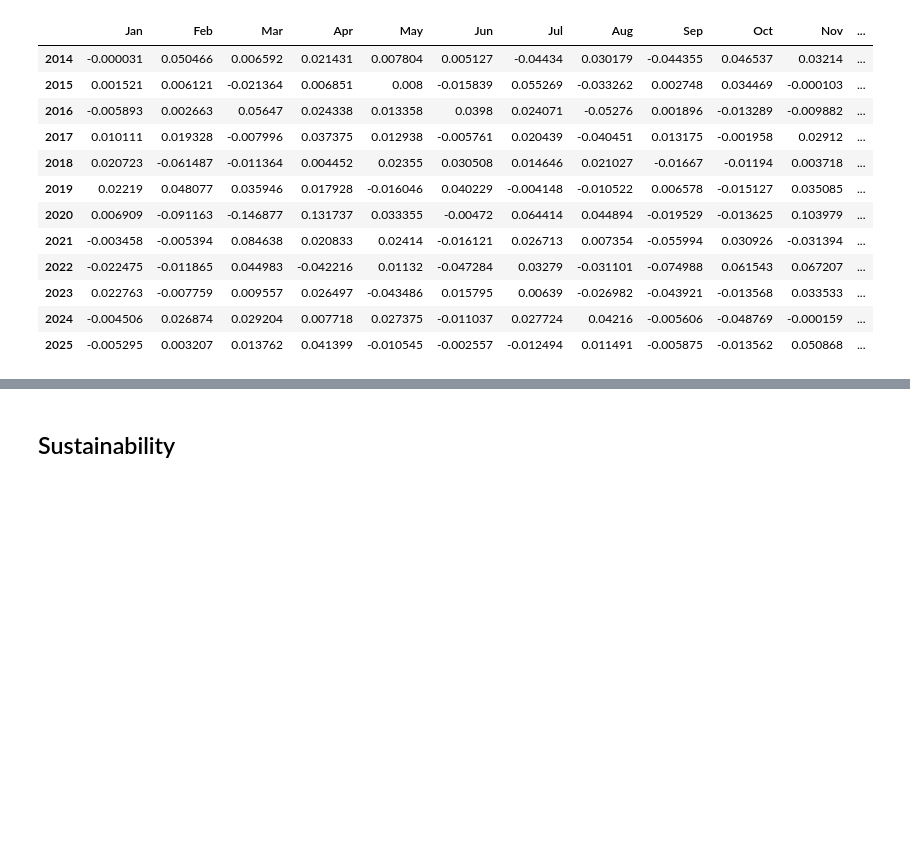
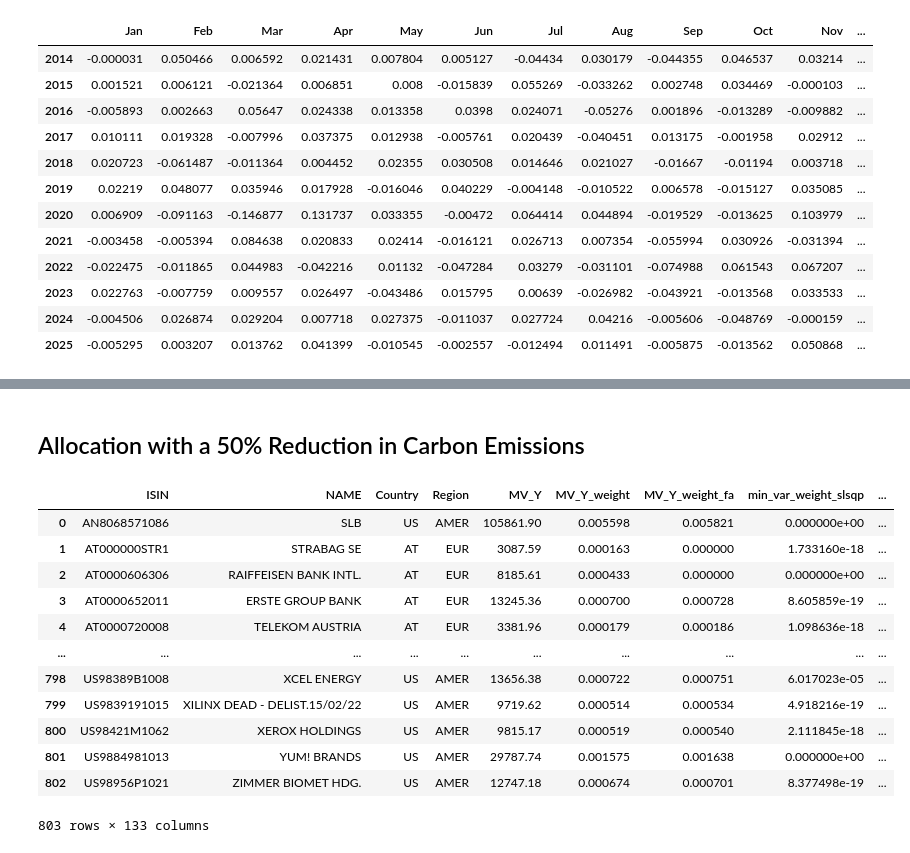
Before and after one commit to Quentinrezzo/Sustainability-Project, a Jupyter notebook: sustainability/notebook.ipynb, the cells around one changed output, grey strips where cells are left out. Drawn from its saved outputs; the diff is of its cells as text; code cells hidden in the pictures; blank space fills up the shorter version.

```diff
--- a/sustainability/notebook.ipynb
+++ b/sustainability/notebook.ipynb
@@ -1182,2 +1169,61 @@ plt.show()
 # %% [markdown]
-## Sustainability
+## Allocation with a 50% Reduction in Carbon Emissions
+# %%
+# Get the investment sets for each year
+# Each of them contains the market value weights of the stocks for the value-weighted portfolio
+for year in range(2013, 2025):
+    globals()[f'inv_set_{year}'] = globals()[f'is_{year}'].copy()
+# Addition of a "min_var_weight column" for weights of the minimum variance portfolio with SLSQP method
+    globals()[f'inv_set_{year}']['min_var_weight_slsqp'] = globals()[f'min_var_weights_{year}_slsqp']
+    # Set it as the 7th column
+    cols = globals()[f'inv_set_{year}'].columns.tolist()
+    cols.insert(6, cols.pop(cols.index('min_var_weight_slsqp')))
+    globals()[f'inv_set_{year}'] = globals()[f'inv_set_{year}'][cols]
+# Same for the minimum variance portfolio with Ledoit–Wolf shrinkage estimator
+    globals()[f'lw_weights_{year}'] = globals()[f'min_var_portfolio_{year}_lw'].copy()
+
+    # Merge its dataframe with inv_set_{year} on the ISIN column to have all the data in one dataframe
+    globals()[f'inv_set_{year}'] = globals()[f'inv_set_{year}'].merge(globals()[f'lw_weights_{year}'], on='ISIN', how='left')
+
+    # Rename the "min_var_weight" column to "min_var_weight_lw" to differentiate it from the SLSQP weights
+    globals()[f'inv_set_{year}'] = globals()[f'inv_set_{year}'].rename(columns={'min_var_weight': 'min_var_weight_lw'})
+
+    # set the "min_var_weight_lw" column as the 8th column
+    cols = list(globals()[f'inv_set_{year}'].columns)
+    cols.insert(7, cols.pop(cols.index("min_var_weight_lw")))
+    globals()[f'inv_set_{year}'] = globals()[f'inv_set_{year}'][cols]
+
+    # set all the NAs or NaNs in the "min_var_weight_lw" column to zero
+    globals()[f'inv_set_{year}']["min_var_weight_lw"] = globals()[f'inv_set_{year}']["min_var_weight_lw"].fillna(0)
+
+ # Recalculate the weights for the value-weighted portfolio with full available data
+    # copy the is_yyyy_fa dataframe to a new dataframe with only the ISIN and MV_Y_weight columns
+    globals()[f'inv_set_{year}_fa'] = globals()[f'is_{year}_fa'][['ISIN', 'MV_Y_weight']].copy()
+    # Renormalize the weights to sum to 1
+    globals()[f'inv_set_{year}_fa']['MV_Y_weight'] /= globals()[f'inv_set_{year}_fa']['MV_Y_weight'].sum()
+    # Rename the "MV_Y_weight" column to "MV_Y_weight_fa" to differentiate it from the original weights
+    globals()[f'inv_set_{year}_fa'] = globals()[f'inv_set_{year}_fa'].rename(columns={'MV_Y_weight': 'MV_Y_weight_fa'})
+    # Merge this dataframe with inv_set_{year} on the ISIN column to have all the data in one dataframe
+    globals()[f'inv_set_{year}'] = globals()[f'inv_set_{year}'].merge(globals()[f'inv_set_{year}_fa'], on='ISIN', how='left')
+    # set the "MV_Y_weight_fa" column as the 7th column
+    cols = list(globals()[f'inv_set_{year}'].columns)
+    cols.insert(6, cols.pop(cols.index("MV_Y_weight_fa")))
+    globals()[f'inv_set_{year}'] = globals()[f'inv_set_{year}'][cols]
+    # set all the NAs or NaNs in the "MV_Y_weight_fa" column to zero
+    globals()[f'inv_set_{year}']["MV_Y_weight_fa"] = globals()[f'inv_set_{year}']["MV_Y_weight_fa"].fillna(0)
+
+inv_set_2013
+# %% [output]
+|  | ISIN | NAME | Country | Region | MV_Y | MV_Y_weight | MV_Y_weight_fa | min_var_weight_slsqp | ... |
+| 0 | AN8068571086 | SLB | US | AMER | 105861.90 | 0.005598 | 0.005821 | 0.000000e+00 | ... |
+| 1 | AT000000STR1 | STRABAG SE | AT | EUR | 3087.59 | 0.000163 | 0.000000 | 1.733160e-18 | ... |
+| 2 | AT0000606306 | RAIFFEISEN BANK INTL. | AT | EUR | 8185.61 | 0.000433 | 0.000000 | 0.000000e+00 | ... |
+| 3 | AT0000652011 | ERSTE GROUP BANK | AT | EUR | 13245.36 | 0.000700 | 0.000728 | 8.605859e-19 | ... |
+| 4 | AT0000720008 | TELEKOM AUSTRIA | AT | EUR | 3381.96 | 0.000179 | 0.000186 | 1.098636e-18 | ... |
+| ... | ... | ... | ... | ... | ... | ... | ... | ... | ... |
+| 798 | US98389B1008 | XCEL ENERGY | US | AMER | 13656.38 | 0.000722 | 0.000751 | 6.017023e-05 | ... |
+| 799 | US9839191015 | XILINX DEAD - DELIST.15/02/22 | US | AMER | 9719.62 | 0.000514 | 0.000534 | 4.918216e-19 | ... |
+| 800 | US98421M1062 | XEROX HOLDINGS | US | AMER | 9815.17 | 0.000519 | 0.000540 | 2.111845e-18 | ... |
+| 801 | US9884981013 | YUM! BRANDS | US | AMER | 29787.74 | 0.001575 | 0.001638 | 0.000000e+00 | ... |
+| 802 | US98956P1021 | ZIMMER BIOMET HDG. | US | AMER | 12747.18 | 0.000674 | 0.000701 | 8.377498e-19 | ... |
+803 rows × 133 columns
```
Also changed, not shown: parts of 7 cells of this notebook, 12 other files.
